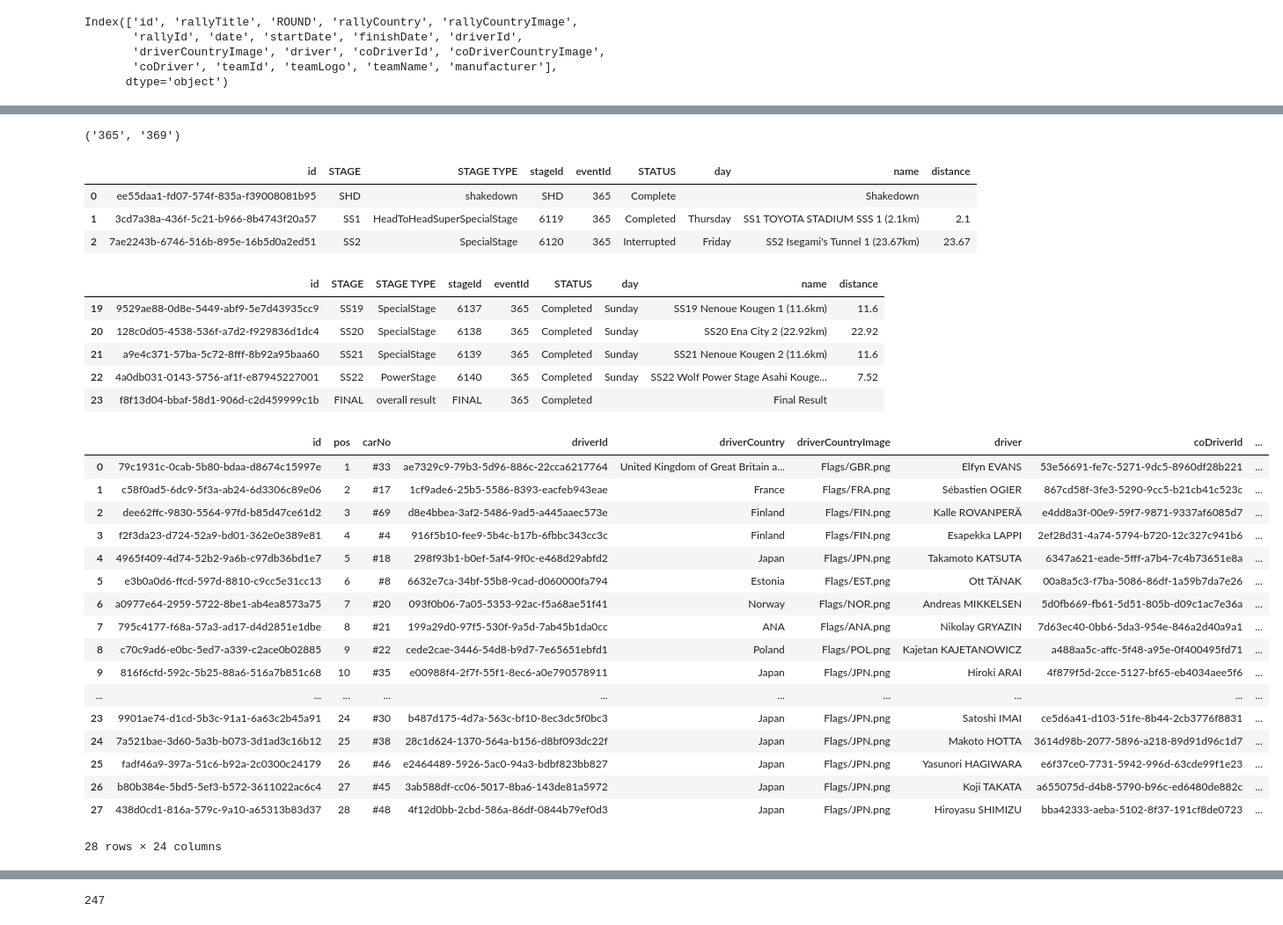
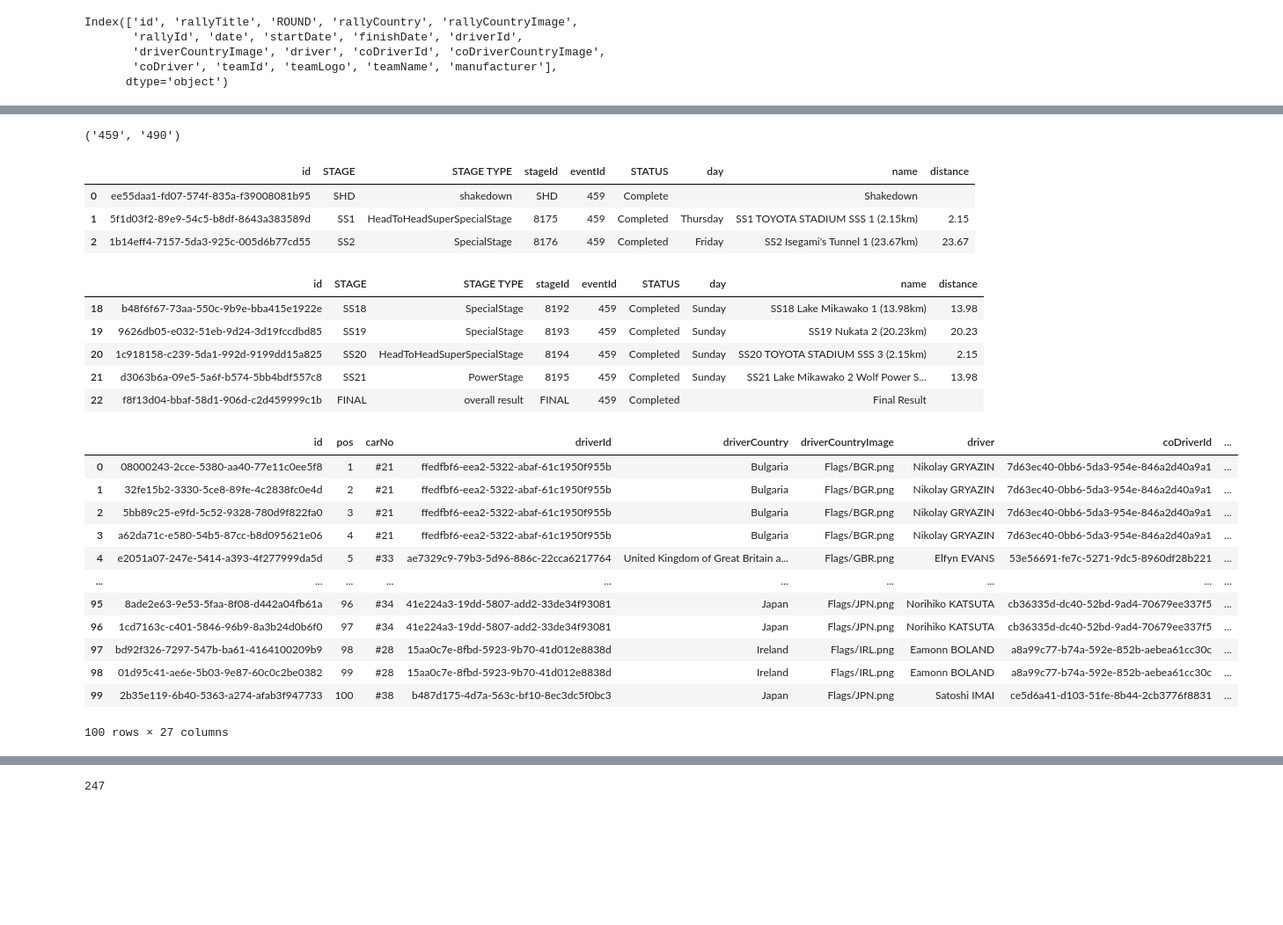
Before and after one commit to RallyDataJunkie/wrc-db-utils, a Jupyter notebook: wrc-livetiming-2024.ipynb, the cells around one changed output, grey strips where cells are left out. Shown at 88% size. Cells and saved outputs as stored; diff of their text form; code cells hidden in the pictures; blank space fills up the shorter version.

Commit message:
update with eventId annotations etc

```diff
--- a/wrc-livetiming-2024.ipynb
+++ b/wrc-livetiming-2024.ipynb
@@ -15,7 +15,7 @@ import requests
 import requests_cache
 requests_cache.install_cache("demo_cache2")
 # %%
-CURRENT_YEAR = 2023
+CURRENT_YEAR = 2024
 
 WRC_API_BASE = "https://api.wrc.com/content/{path}"
 # %%
@@ -79,6 +79,14 @@ def tablify(json_data, subcolkey=None):
                 _df[c] = value[c]
                 df = pd.concat([df, _df])
         return df
+
+def stage_id_annotations(df, eventId=None, rallyId=None, stageId=None):
+    if "eventId" not in df.columns:
+        df["eventId"] = eventId
+    if "rallyId" not in df.columns:
+        df["rallyId"] = rallyId
+    if "stageId" not in df.columns:
+        df["stageId"] = stageId
 # %% [markdown]
 ## Season Calendar
 
@@ -276,7 +284,7 @@ eventId, rallyId = df_fullcal[df_fullcal["startDate"] < timeNow()].iloc[-1][
 ]
 eventId, rallyId
 # %% [output]
-('365', '369')
+('459', '490')
 # %%
 ## Stages
 
@@ -294,52 +302,48 @@ df_stageDetails = getStageDetails(eventId, rallyId)
 df_stageDetails.head(3)
 # %% [output]
 |  | id | STAGE | STAGE TYPE | stageId | eventId | STATUS | day | name | distance |
-| 0 | ee55daa1-fd07-574f-835a-f39008081b95 | SHD | shakedown | SHD | 365 | Complete |  | Shakedown |  |
-| 1 | 3cd7a38a-436f-5c21-b966-8b4743f20a57 | SS1 | HeadToHeadSuperSpecialStage | 6119 | 365 | Completed | Thursday | SS1 TOYOTA STADIUM SSS 1 (2.1km) | 2.1 |
-| 2 | 7ae2243b-6746-516b-895e-16b5d0a2ed51 | SS2 | SpecialStage | 6120 | 365 | Interrupted | Friday | SS2 Isegami's Tunnel 1 (23.67km) | 23.67 |
+| 0 | ee55daa1-fd07-574f-835a-f39008081b95 | SHD | shakedown | SHD | 459 | Complete |  | Shakedown |  |
+| 1 | 5f1d03f2-89e9-54c5-b8df-8643a383589d | SS1 | HeadToHeadSuperSpecialStage | 8175 | 459 | Completed | Thursday | SS1 TOYOTA STADIUM SSS 1 (2.15km) | 2.15 |
+| 2 | 1b14eff4-7157-5da3-925c-005d6b77cd55 | SS2 | SpecialStage | 8176 | 459 | Completed | Friday | SS2 Isegami's Tunnel 1 (23.67km) | 23.67 |
 # %%
 df_stageDetails.tail()
 # %% [output]
 |  | id | STAGE | STAGE TYPE | stageId | eventId | STATUS | day | name | distance |
-| 19 | 9529ae88-0d8e-5449-abf9-5e7d43935cc9 | SS19 | SpecialStage | 6137 | 365 | Completed | Sunday | SS19 Nenoue Kougen 1 (11.6km) | 11.6 |
-| 20 | 128c0d05-4538-536f-a7d2-f929836d1dc4 | SS20 | SpecialStage | 6138 | 365 | Completed | Sunday | SS20 Ena City 2 (22.92km) | 22.92 |
-| 21 | a9e4c371-57ba-5c72-8fff-8b92a95baa60 | SS21 | SpecialStage | 6139 | 365 | Completed | Sunday | SS21 Nenoue Kougen 2 (11.6km) | 11.6 |
-| 22 | 4a0db031-0143-5756-af1f-e87945227001 | SS22 | PowerStage | 6140 | 365 | Completed | Sunday | SS22 Wolf Power Stage Asahi Kouge... | 7.52 |
-| 23 | f8f13d04-bbaf-58d1-906d-c2d459999c1b | FINAL | overall result | FINAL | 365 | Completed |  | Final Result |  |
+| 18 | b48f6f67-73aa-550c-9b9e-bba415e1922e | SS18 | SpecialStage | 8192 | 459 | Completed | Sunday | SS18 Lake Mikawako 1 (13.98km) | 13.98 |
+| 19 | 9626db05-e032-51eb-9d24-3d19fccdbd85 | SS19 | SpecialStage | 8193 | 459 | Completed | Sunday | SS19 Nukata 2 (20.23km) | 20.23 |
+| 20 | 1c918158-c239-5da1-992d-9199dd15a825 | SS20 | HeadToHeadSuperSpecialStage | 8194 | 459 | Completed | Sunday | SS20 TOYOTA STADIUM SSS 3 (2.15km) | 2.15 |
+| 21 | d3063b6a-09e5-5a6f-b574-5bb4bdf557c8 | SS21 | PowerStage | 8195 | 459 | Completed | Sunday | SS21 Lake Mikawako 2 Wolf Power S... | 13.98 |
+| 22 | f8f13d04-bbaf-58d1-906d-c2d459999c1b | FINAL | overall result | FINAL | 459 | Completed |  | Final Result |  |
 # %%
 def getOverall(eventId, rallyId, stageId, championship="wrc", group="all"):
     stub = f"result/stageResult?eventId={eventId}&rallyId={rallyId}&stageId={stageId}&championship={championship}"
     json_data = _WRC_json(stub)
     if not json_data:
         return pd.DataFrame()
     df_overall = tablify(json_data)
+    stage_id_annotations(df_overall, eventId, rallyId, stageId)
     if group=="all":
         return df_overall
     else:
         return df_overall[df_overall["groupClass"]==group]
 
 stageId = df_stageDetails[df_stageDetails["stageId"]!="FINAL"].iloc[-1]["stageId"]
 
 getOverall(eventId, rallyId, stageId)#.head(3)
 # %% [output]
 |  | id | pos | carNo | driverId | driverCountry | driverCountryImage | driver | coDriverId | ... |
-| 0 | 79c1931c-0cab-5b80-bdaa-d8674c15997e | 1 | #33 | ae7329c9-79b3-5d96-886c-22cca6217764 | United Kingdom of Great Britain a... | Flags/GBR.png | Elfyn EVANS | 53e56691-fe7c-5271-9dc5-8960df28b221 | ... |
-| 1 | c58f0ad5-6dc9-5f3a-ab24-6d3306c89e06 | 2 | #17 | 1cf9ade6-25b5-5586-8393-eacfeb943eae | France | Flags/FRA.png | Sébastien OGIER | 867cd58f-3fe3-5290-9cc5-b21cb41c523c | ... |
-| 2 | dee62ffc-9830-5564-97fd-b85d47ce61d2 | 3 | #69 | d8e4bbea-3af2-5486-9ad5-a445aaec573e | Finland | Flags/FIN.png | Kalle ROVANPERÄ | e4dd8a3f-00e9-59f7-9871-9337af6085d7 | ... |
-| 3 | f2f3da23-d724-52a9-bd01-362e0e389e81 | 4 | #4 | 916f5b10-fee9-5b4c-b17b-6fbbc343cc3c | Finland | Flags/FIN.png | Esapekka LAPPI | 2ef28d31-4a74-5794-b720-12c327c941b6 | ... |
-| 4 | 4965f409-4d74-52b2-9a6b-c97db36bd1e7 | 5 | #18 | 298f93b1-b0ef-5af4-9f0c-e468d29abfd2 | Japan | Flags/JPN.png | Takamoto KATSUTA | 6347a621-eade-5fff-a7b4-7c4b73651e8a | ... |
-| 5 | e3b0a0d6-ffcd-597d-8810-c9cc5e31cc13 | 6 | #8 | 6632e7ca-34bf-55b8-9cad-d060000fa794 | Estonia | Flags/EST.png | Ott TÄNAK | 00a8a5c3-f7ba-5086-86df-1a59b7da7e26 | ... |
-| 6 | a0977e64-2959-5722-8be1-ab4ea8573a75 | 7 | #20 | 093f0b06-7a05-5353-92ac-f5a68ae51f41 | Norway | Flags/NOR.png | Andreas MIKKELSEN | 5d0fb669-fb61-5d51-805b-d09c1ac7e36a | ... |
-| 7 | 795c4177-f68a-57a3-ad17-d4d2851e1dbe | 8 | #21 | 199a29d0-97f5-530f-9a5d-7ab45b1da0cc | ANA | Flags/ANA.png | Nikolay GRYAZIN | 7d63ec40-0bb6-5da3-954e-846a2d40a9a1 | ... |
-| 8 | c70c9ad6-e0bc-5ed7-a339-c2ace0b02885 | 9 | #22 | cede2cae-3446-54d8-b9d7-7e65651ebfd1 | Poland | Flags/POL.png | Kajetan KAJETANOWICZ | a488aa5c-affc-5f48-a95e-0f400495fd71 | ... |
-| 9 | 816f6cfd-592c-5b25-88a6-516a7b851c68 | 10 | #35 | e00988f4-2f7f-55f1-8ec6-a0e790578911 | Japan | Flags/JPN.png | Hiroki ARAI | 4f879f5d-2cce-5127-bf65-eb4034aee5f6 | ... |
+| 0 | 08000243-2cce-5380-aa40-77e11c0ee5f8 | 1 | #21 | ffedfbf6-eea2-5322-abaf-61c1950f955b | Bulgaria | Flags/BGR.png | Nikolay GRYAZIN | 7d63ec40-0bb6-5da3-954e-846a2d40a9a1 | ... |
+| 1 | 32fe15b2-3330-5ce8-89fe-4c2838fc0e4d | 2 | #21 | ffedfbf6-eea2-5322-abaf-61c1950f955b | Bulgaria | Flags/BGR.png | Nikolay GRYAZIN | 7d63ec40-0bb6-5da3-954e-846a2d40a9a1 | ... |
+| 2 | 5bb89c25-e9fd-5c52-9328-780d9f822fa0 | 3 | #21 | ffedfbf6-eea2-5322-abaf-61c1950f955b | Bulgaria | Flags/BGR.png | Nikolay GRYAZIN | 7d63ec40-0bb6-5da3-954e-846a2d40a9a1 | ... |
+| 3 | a62da71c-e580-54b5-87cc-b8d095621e06 | 4 | #21 | ffedfbf6-eea2-5322-abaf-61c1950f955b | Bulgaria | Flags/BGR.png | Nikolay GRYAZIN | 7d63ec40-0bb6-5da3-954e-846a2d40a9a1 | ... |
+| 4 | e2051a07-247e-5414-a393-4f277999da5d | 5 | #33 | ae7329c9-79b3-5d96-886c-22cca6217764 | United Kingdom of Great Britain a... | Flags/GBR.png | Elfyn EVANS | 53e56691-fe7c-5271-9dc5-8960df28b221 | ... |
 | ... | ... | ... | ... | ... | ... | ... | ... | ... | ... |
-| 23 | 9901ae74-d1cd-5b3c-91a1-6a63c2b45a91 | 24 | #30 | b487d175-4d7a-563c-bf10-8ec3dc5f0bc3 | Japan | Flags/JPN.png | Satoshi IMAI | ce5d6a41-d103-51fe-8b44-2cb3776f8831 | ... |
-| 24 | 7a521bae-3d60-5a3b-b073-3d1ad3c16b12 | 25 | #38 | 28c1d624-1370-564a-b156-d8bf093dc22f | Japan | Flags/JPN.png | Makoto HOTTA | 3614d98b-2077-5896-a218-89d91d96c1d7 | ... |
-| 25 | fadf46a9-397a-51c6-b92a-2c0300c24179 | 26 | #46 | e2464489-5926-5ac0-94a3-bdbf823bb827 | Japan | Flags/JPN.png | Yasunori HAGIWARA | e6f37ce0-7731-5942-996d-63cde99f1e23 | ... |
-| 26 | b80b384e-5bd5-5ef3-b572-3611022ac6c4 | 27 | #45 | 3ab588df-cc06-5017-8ba6-143de81a5972 | Japan | Flags/JPN.png | Koji TAKATA | a655075d-d4b8-5790-b96c-ed6480de882c | ... |
-| 27 | 438d0cd1-816a-579c-9a10-a65313b83d37 | 28 | #48 | 4f12d0bb-2cbd-586a-86df-0844b79ef0d3 | Japan | Flags/JPN.png | Hiroyasu SHIMIZU | bba42333-aeba-5102-8f37-191cf8de0723 | ... |
+| 95 | 8ade2e63-9e53-5faa-8f08-d442a04fb61a | 96 | #34 | 41e224a3-19dd-5807-add2-33de34f93081 | Japan | Flags/JPN.png | Norihiko KATSUTA | cb36335d-dc40-52bd-9ad4-70679ee337f5 | ... |
+| 96 | 1cd7163c-c401-5846-96b9-8a3b24d0b6f0 | 97 | #34 | 41e224a3-19dd-5807-add2-33de34f93081 | Japan | Flags/JPN.png | Norihiko KATSUTA | cb36335d-dc40-52bd-9ad4-70679ee337f5 | ... |
+| 97 | bd92f326-7297-547b-ba61-4164100209b9 | 98 | #28 | 15aa0c7e-8fbd-5923-9b70-41d012e8838d | Ireland | Flags/IRL.png | Eamonn BOLAND | a8a99c77-b74a-592e-852b-aebea61cc30c | ... |
+| 98 | 01d95c41-ae6e-5b03-9e87-60c0c2be0382 | 99 | #28 | 15aa0c7e-8fbd-5923-9b70-41d012e8838d | Ireland | Flags/IRL.png | Eamonn BOLAND | a8a99c77-b74a-592e-852b-aebea61cc30c | ... |
+| 99 | 2b35e119-6b40-5363-a274-afab3f947733 | 100 | #38 | b487d175-4d7a-563c-bf10-8ec3dc5f0bc3 | Japan | Flags/JPN.png | Satoshi IMAI | ce5d6a41-d103-51fe-8b44-2cb3776f8831 | ... |
-28 rows × 24 columns
+100 rows × 27 columns
 # %%
 getOverall(eventId, rallyId, stageId).columns
 # %% [output]
```
Also changed, not shown: parts of 19 cells of this notebook, 2 other files.
